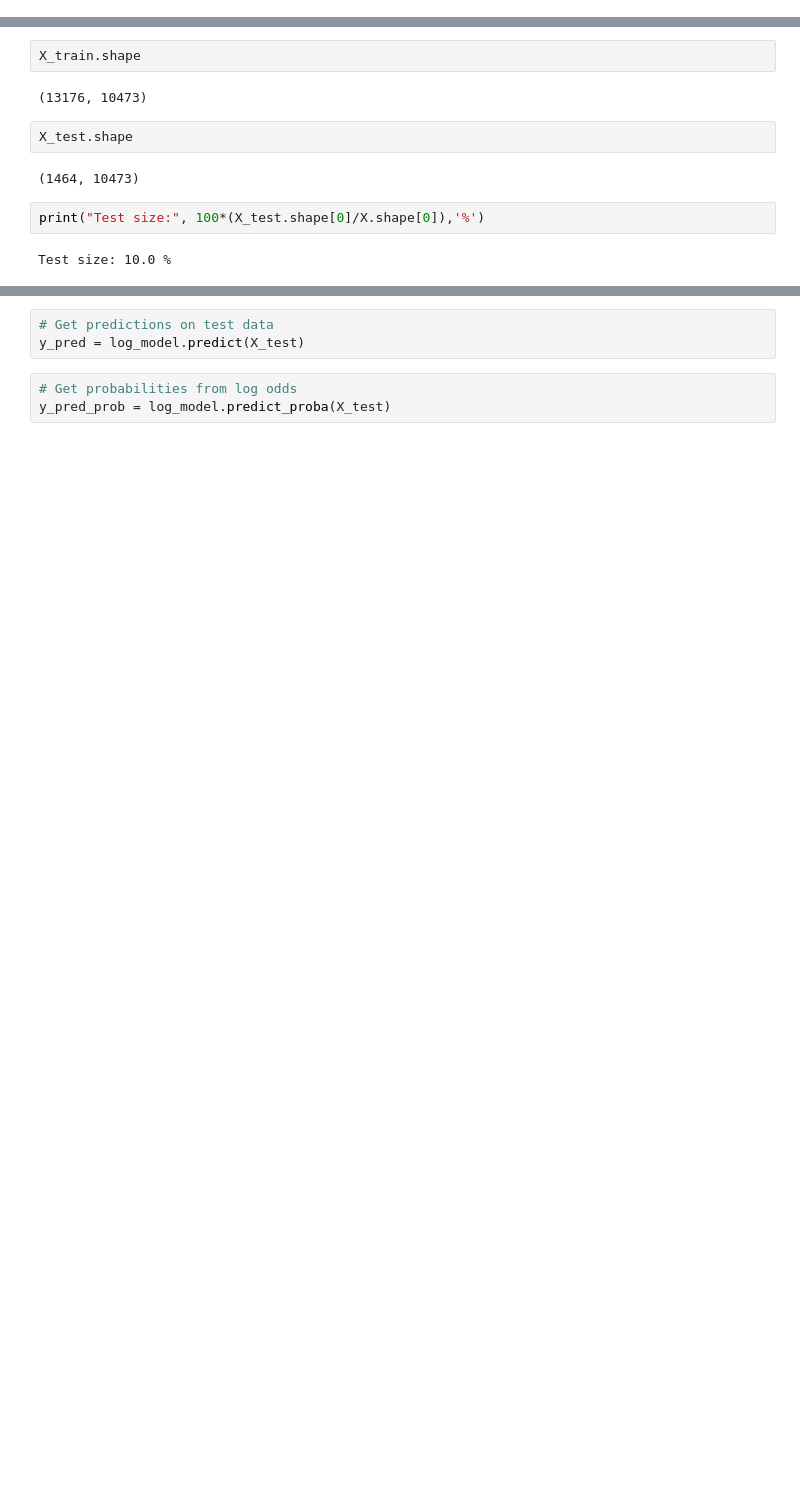
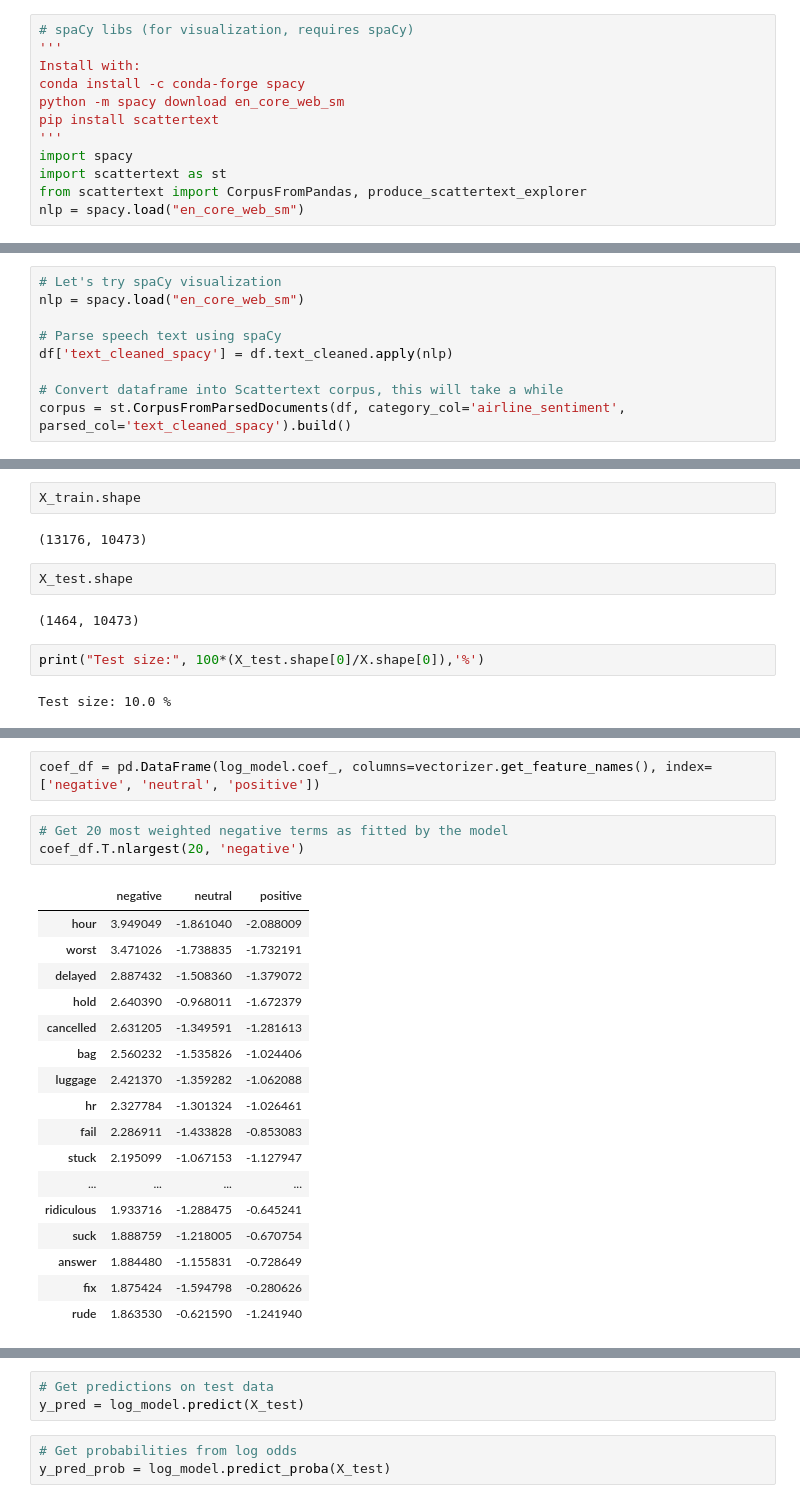
Before and after one commit to nimaim/metis-sensitivity-analysis, a Jupyter notebook: metis_intro_ds_project.ipynb, the cells around one changed output, grey strips where cells are left out. Drawn from its saved outputs; the diff is of its cells as text; blank space fills up the shorter version.

Commit message:
add spaCy visualization

```diff
--- a/metis_intro_ds_project.ipynb
+++ b/metis_intro_ds_project.ipynb
@@ -41,6 +41,18 @@ from IPython.core.display import HTML
 [nltk_data] Downloading package wordnet to
 [nltk_data]     C:\Users\Nimai\AppData\Roaming\nltk_data...
 [nltk_data]   Package wordnet is already up-to-date!
+# %%
+# spaCy libs (for visualization, requires spaCy)
+'''
+Install with:
+conda install -c conda-forge spacy
+python -m spacy download en_core_web_sm
+pip install scattertext
+'''
+import spacy
+import scattertext as st
+from scattertext import CorpusFromPandas, produce_scattertext_explorer
+nlp = spacy.load("en_core_web_sm")
 # %%
 # EDA
 # %%
@@ -312,0 +325,9 @@ plt.imshow(wc)
+# %%
+# Let's try spaCy visualization
+nlp = spacy.load("en_core_web_sm")
+
+# Parse speech text using spaCy
+df['text_cleaned_spacy'] = df.text_cleaned.apply(nlp)
+
+# Convert dataframe into Scattertext corpus, this will take a while
+corpus = st.CorpusFromParsedDocuments(df, category_col='airline_sentiment', parsed_col='text_cleaned_spacy').build()
@@ -424,0 +461,23 @@ array([[ 0.20663688,  0.02086777,  0.04764451, ...,  0.02452077,
+# %%
+coef_df = pd.DataFrame(log_model.coef_, columns=vectorizer.get_feature_names(), index=['negative', 'neutral', 'positive'])
+# %%
+# Get 20 most weighted negative terms as fitted by the model
+coef_df.T.nlargest(20, 'negative')
+# %% [output]
+|  | negative | neutral | positive |
+| hour | 3.949049 | -1.861040 | -2.088009 |
+| worst | 3.471026 | -1.738835 | -1.732191 |
+| delayed | 2.887432 | -1.508360 | -1.379072 |
+| hold | 2.640390 | -0.968011 | -1.672379 |
+| cancelled | 2.631205 | -1.349591 | -1.281613 |
+| bag | 2.560232 | -1.535826 | -1.024406 |
+| luggage | 2.421370 | -1.359282 | -1.062088 |
+| hr | 2.327784 | -1.301324 | -1.026461 |
+| fail | 2.286911 | -1.433828 | -0.853083 |
+| stuck | 2.195099 | -1.067153 | -1.127947 |
+| ... | ... | ... | ... |
+| ridiculous | 1.933716 | -1.288475 | -0.645241 |
+| suck | 1.888759 | -1.218005 | -0.670754 |
+| answer | 1.884480 | -1.155831 | -0.728649 |
+| fix | 1.875424 | -1.594798 | -0.280626 |
+| rude | 1.863530 | -0.621590 | -1.241940 |
```
Also changed, not shown: parts of 38 cells of this notebook.
